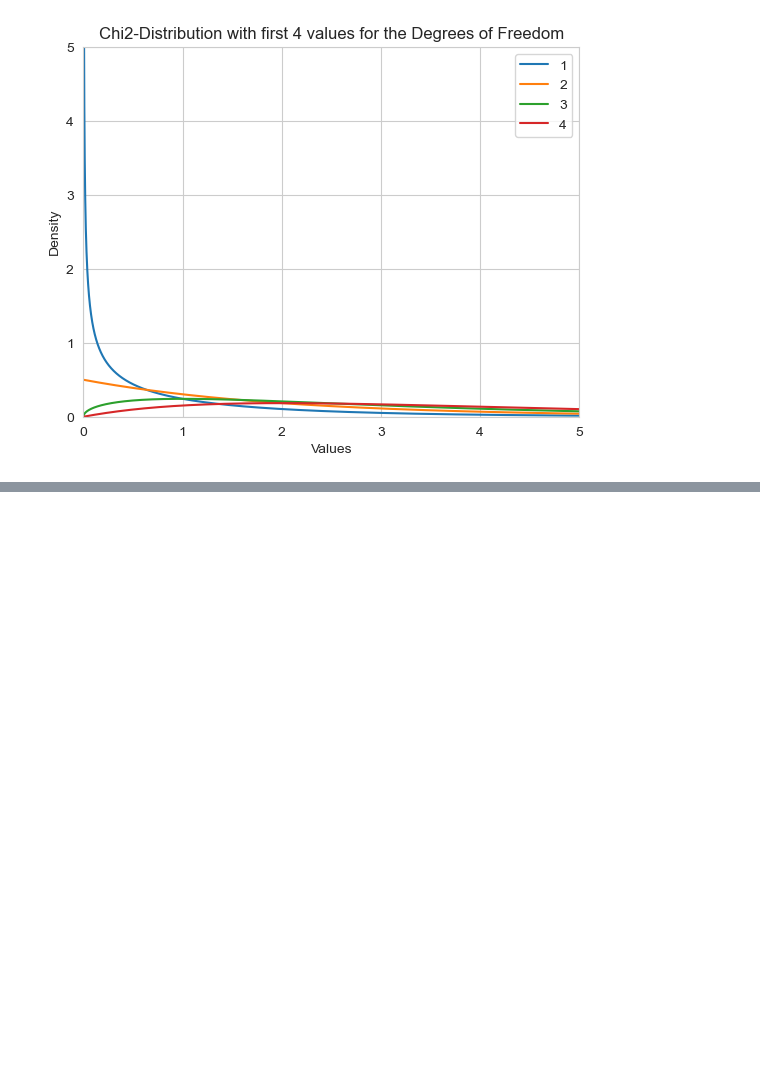
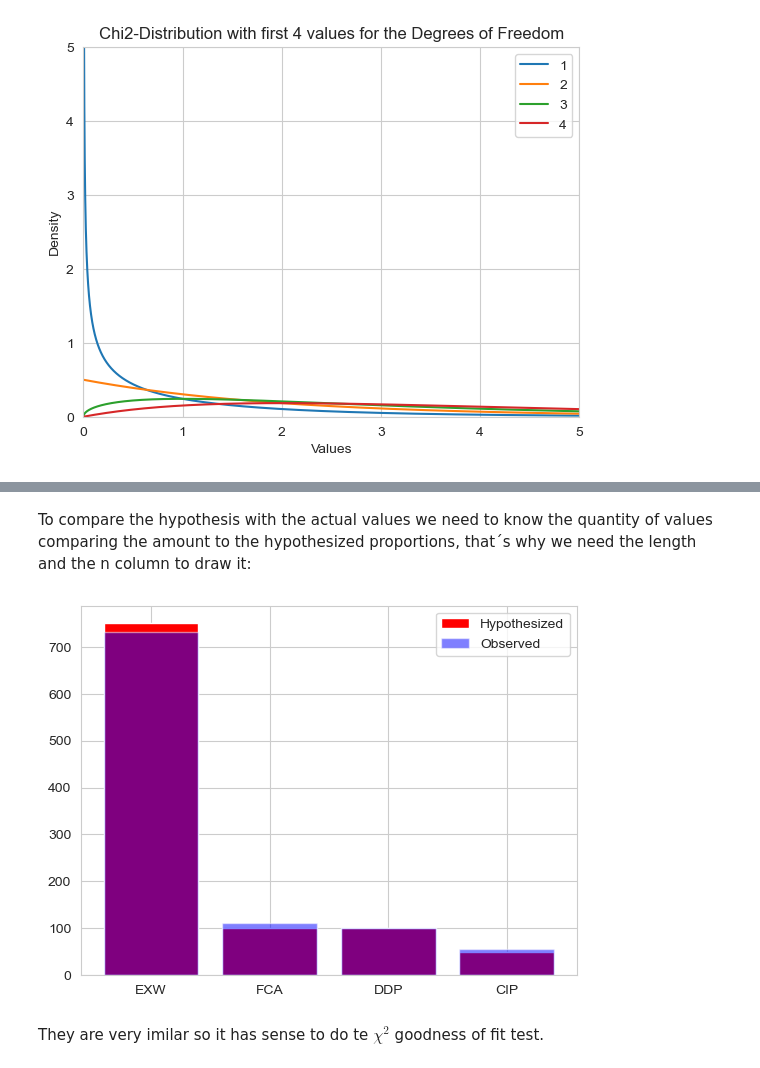
Before and after one commit to Seniorveiga/CV, a Jupyter notebook: Hypothesis Testing Bible/hypothesis_testing_part_02.ipynb, the cells around one changed output, grey strips where cells are left out. Cells and saved outputs as stored; diff of their text form; code cells hidden in the pictures; blank space fills up the shorter version.

Commit message:
Added both ChiSqure of independence and Goodness of fit

```diff
--- a/Hypothesis Testing Bible/hypothesis_testing_part_02.ipynb
+++ b/Hypothesis Testing Bible/hypothesis_testing_part_02.ipynb
@@ -260,0 +379,26 @@ Remember also that as it is right
+# %%
+data_hypo = {
+    'vendor_inco_term' : ["EXW","FCA","DDP","CIP"],
+    'prop' : [0.75,0.10,0.10,0.05]
+}
+inco_cnts= {
+    'vendor_inco_term' : ["EXW","FCA","DDP","CIP"],
+    'n' : [732,111,100,56]
+}
+hypothesized = pd.DataFrame(data_hypo)
+incoterm_counts = pd.DataFrame(inco_cnts)
+# %% [markdown]
+To compare the hypothesis with the actual values we need to know the quantity of values comparing the amount to the hypothesized proportions, that´s why we need the length and the n column to draw it:
+# %%
+n_total = len(late_shipments)
+hypothesized["n"] = hypothesized["prop"] * n_total #Hypothetic amount of the values
+
+# Difference between the quantity of hypothetic incoterms vs actual incoterms
+plt.bar(hypothesized['vendor_inco_term'], hypothesized['n'], color="red", label="Hypothesized")
+plt.bar(incoterm_counts['vendor_inco_term'], incoterm_counts['n'], color="blue", alpha = 0.5,label="Observed")
+plt.legend()
+plt.show()
+# %% [output]
+[figure, added]
+# %% [markdown]
+They are very imilar so it has sense to do te $\chi^{2}$ goodness of fit test.
```
Also changed, not shown: parts of 29 cells of this notebook.
